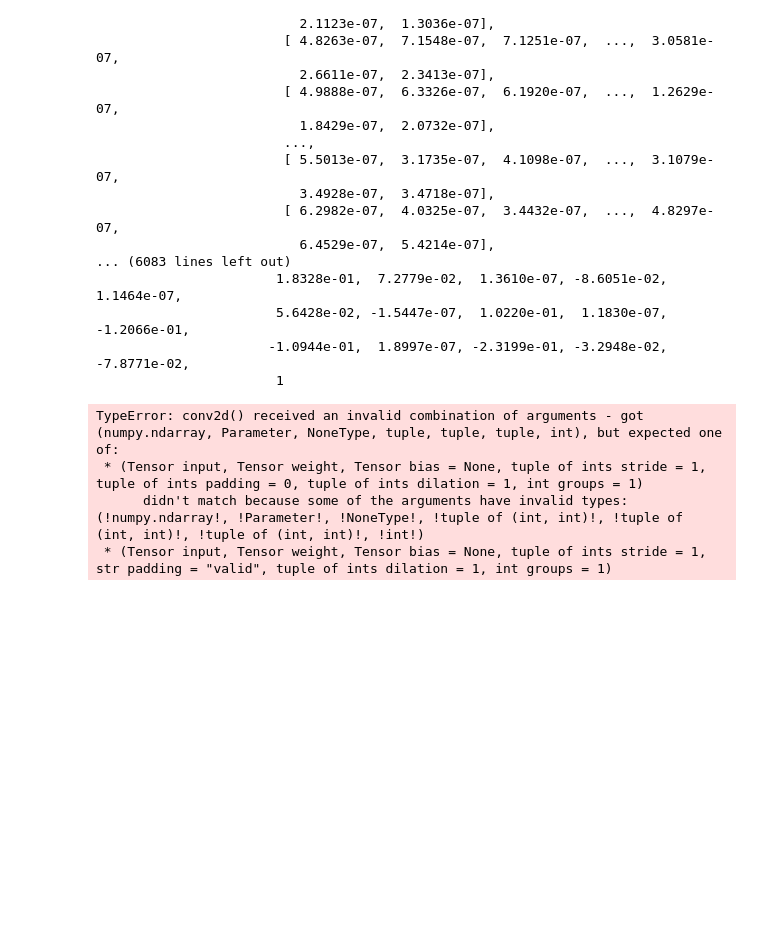
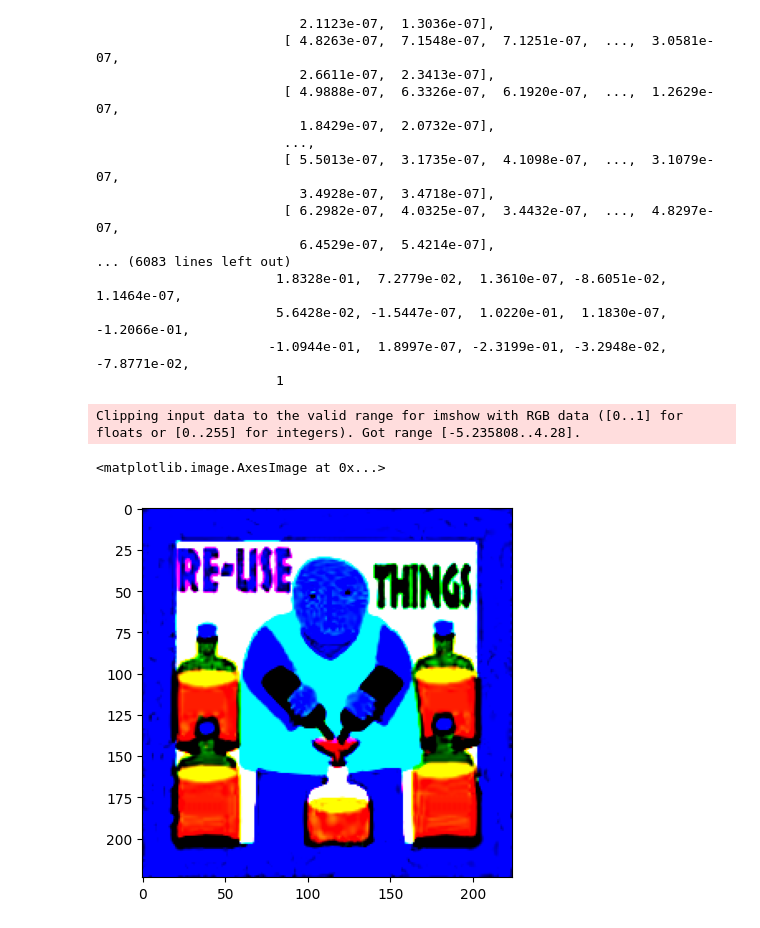
Before and after one commit to nrhevu/CV-basic, a Jupyter notebook: cbir_dev.ipynb, the cells around one changed output. Saved outputs shown, nothing was run; the diff lists cells and outputs as text; code cells hidden in the pictures; blank space fills up the shorter version.

```diff
--- a/cbir_dev.ipynb
+++ b/cbir_dev.ipynb
@@ -25,11 +36,0 @@ cbir = CBIR(resnet, array_store)
-# %%
-means = np.array([103.939, 116.779, 123.68]) / 255. # mean of three channels in the order of BGR
-for images, labels in tqdm(trainloader):
-    # print(images.shape)
-    # cbir.indexing(images.permute(0, 3, 2, 1).numpy())
-    images = images.numpy()
-    images = images[:, ::-1, :, :] / 255.
-    images[1] -= means[0]
-    images[2] -= means[1]
-    images[3] -= means[2]
-    cbir.indexing(images)
@@ -93,0 +37,4 @@ rs
+# %%
+for images, labels in tqdm(trainloader):
+    images = images.numpy().transpose(0,2,3,1)
+    cbir.indexing(images)
@@ -125,10 +80,3 @@ OrderedDict([('conv1.weight',
                        5.6428e-02, -1.5447e-07,  1.0220e-01,  1.1830e-07, -1.2066e-01,
                       -1.0944e-01,  1.8997e-07, -2.3199e-01, -3.2948e-02, -7.8771e-02,
                        1
-# %%
-model(n1)
-# %% [output]
-TypeError: conv2d() received an invalid combination of arguments - got (numpy.ndarray, Parameter, NoneType, tuple, tuple, tuple, int), but expected one of:
- * (Tensor input, Tensor weight, Tensor bias = None, tuple of ints stride = 1, tuple of ints padding = 0, tuple of ints dilation = 1, int groups = 1)
-      didn't match because some of the arguments have invalid types: (!numpy.ndarray!, !Parameter!, !NoneType!, !tuple of (int, int)!, !tuple of (int, int)!, !tuple of (int, int)!, !int!)
- * (Tensor input, Tensor weight, Tensor bias = None, tuple of ints stride = 1, str padding = "valid", tuple of ints dilation = 1, int groups = 1)
@@ -134,0 +97,19 @@ TypeError: conv2d() received an invalid combination of arguments - got (numpy.nd
+# %%
+mean = [0.485, 0.456, 0.406]
+std = [0.229, 0.224, 0.225]
+for images, labels in tqdm(trainloader):
+    images = transforms.Compose(
+        [
+            transforms.Resize((224, 224)),
+            transforms.Normalize(mean, std),
+            lambda x: torch.flip(x, [1]),
+            transforms.Normalize(mean=[0.5, 0.5, 0.5], std=[0.5, 0.5, 0.5])
+        ]
+    )(images)
+    break
+# %%
+plt.imshow(images[0].numpy().transpose(1,2,0))
+# %% [output]
+Clipping input data to the valid range for imshow with RGB data ([0..1] for floats or [0..255] for integers). Got range [-5.235808..4.28].
+<matplotlib.image.AxesImage at 0x...>
+[figure, added]
```
Also changed, not shown: parts of 31 cells of this notebook, 4 other files.
